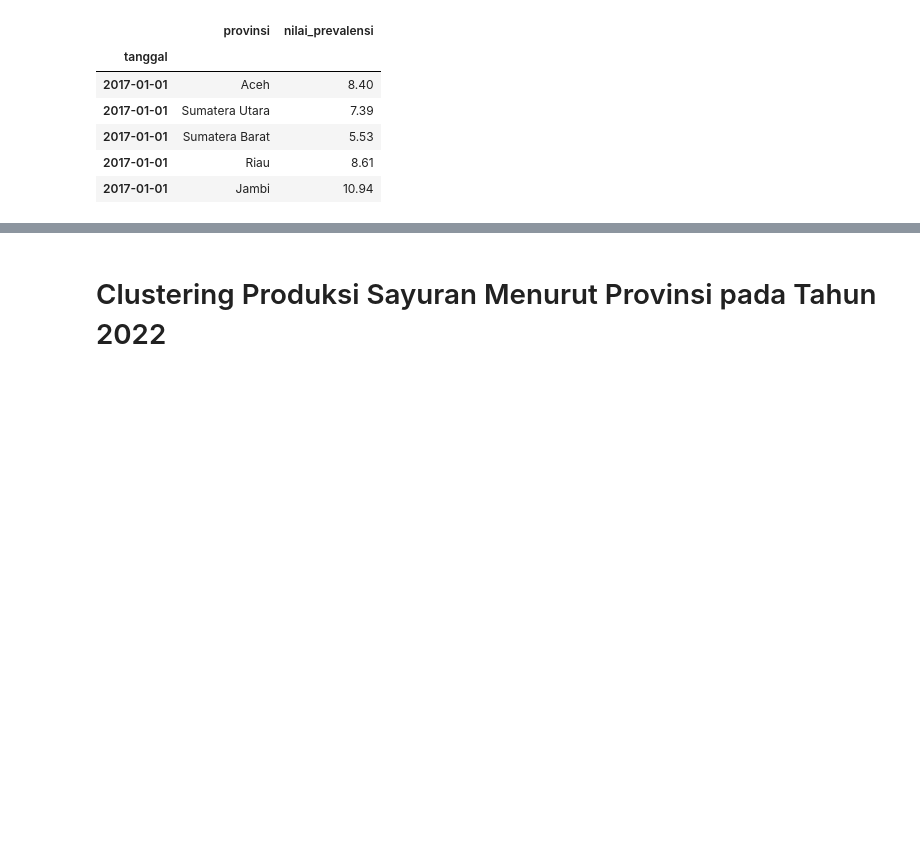
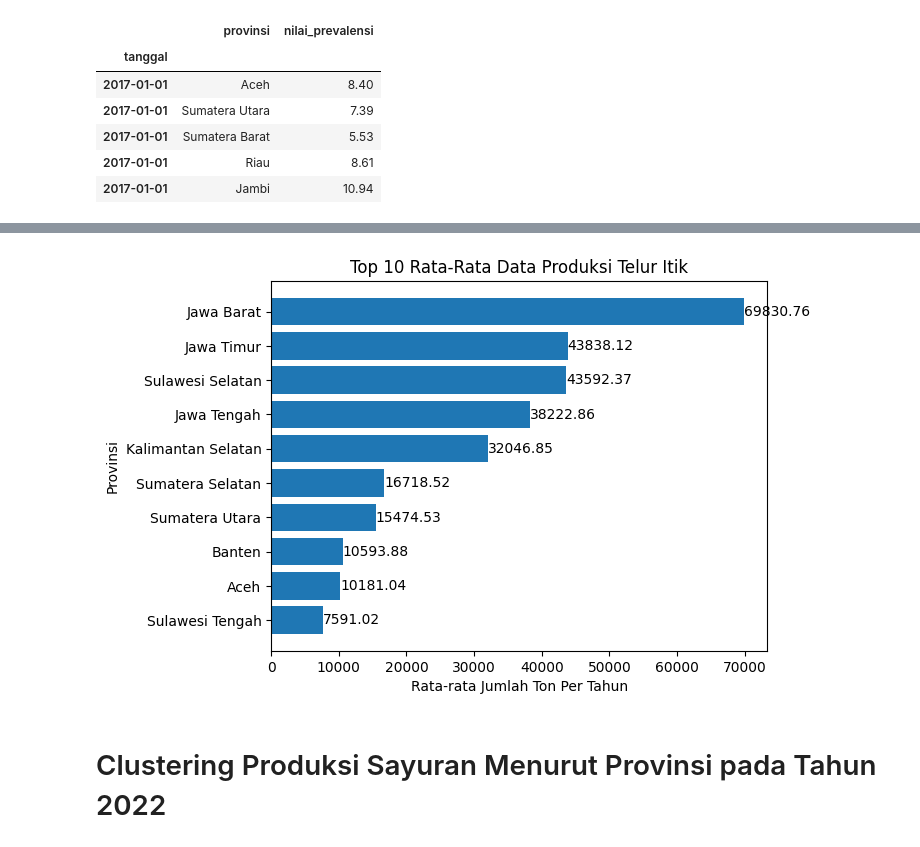
Before and after one commit to pakkaem/hunger-fighter_big-data-binus, a Jupyter notebook: main.ipynb, the cells around one changed output, grey strips where cells are left out. Cells and saved outputs as stored; diff of their text form; code cells hidden in the pictures; blank space fills up the shorter version.

```diff
--- a/main.ipynb
+++ b/main.ipynb
@@ -476,3 +501,15 @@ df_takcukup_makanan.head()
+# %%
+grouped_itik = df.groupby('provinsi')['telur_itik_ton'].mean()
+top_10 = grouped_itik.sort_values().tail(10)
+plt.barh(top_10.index, top_10.values)
+for i, v in enumerate(top_10.values):
+    plt.text(v, i, str(round(v, 2)), ha='left', va='center')
+plt.title('Top 10 Rata-Rata Data Produksi Telur Itik')
+plt.xlabel('Rata-rata Jumlah Ton Per Tahun')
+plt.ylabel('Provinsi')
+plt.show()
+# %% [output]
+[figure, added]
 # %% [markdown]
 # Clustering Produksi Sayuran Menurut Provinsi pada Tahun 2022
 # %%
```
Also changed, not shown: parts of 6 cells of this notebook, 8 other files.
